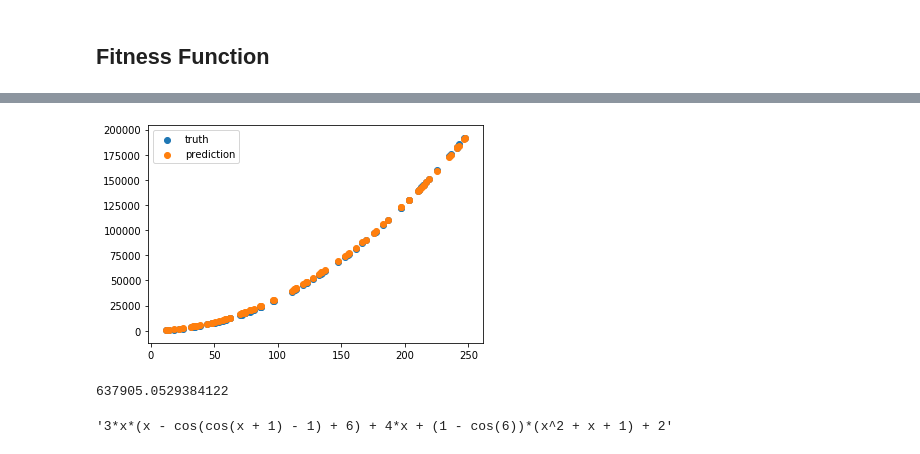
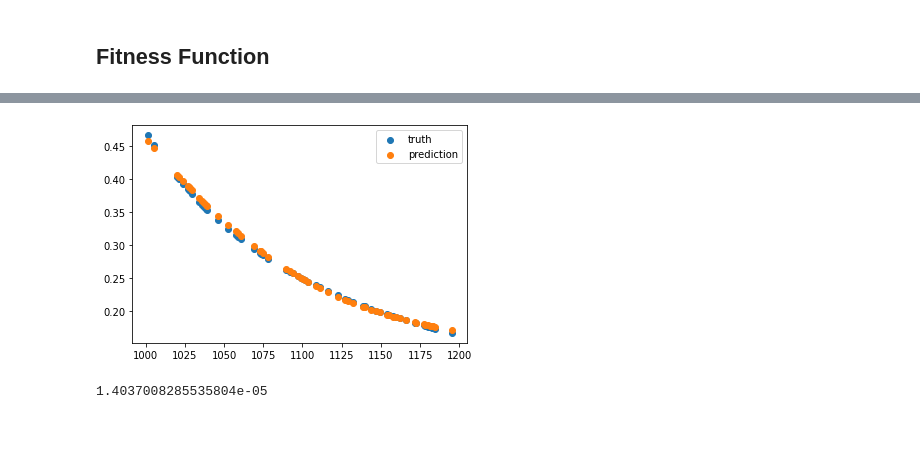
Before and after one commit to upadhyan/Symbolic-Regression, a Jupyter notebook: GP_Execution.ipynb, the cells around one changed output, grey strips where cells are left out. Saved outputs shown, nothing was run; the diff lists cells and outputs as text; code cells hidden in the pictures.

```diff
--- a/GP_Execution.ipynb
+++ b/GP_Execution.ipynb
@@ -113,43 +183,25 @@ gen     nevals  avg             gen     min             nevals  avg     gen
 # %%
-from sympy import sympify
-import matplotlib.pyplot as plt
-best_solution = hof.items[0]
-
 func = toolbox.compile(expr=best_solution)
-y_set = train1['y'].to_numpy()
-x_set = train1[train1.columns.difference(['y'])].to_numpy()
+y_set = test2['y'].to_numpy()
+x_set = test2[test2.columns.difference(['y'])].to_numpy()
 features = []
 prediction = []
 truth = []
 # Evaluate the mean squared error between the expression
 # and the real function : x**4 + x**3 + x**2 + x
 for x,y in zip(x_set, y_set):
-    features.append(x)
+    features.append(x[0])
     prediction.append(func(*x.tolist()))
     truth.append(y)
 plt.scatter(features, truth, label='truth')
 plt.scatter(features, prediction, label='prediction')
 plt.legend()
 plt.show()
 # %% [output]
-[figure, old version]
+[figure, new version]
 # %%
 np_predict = np.array(prediction)
 np_truth = np.array(truth)
 np.sum((np_predict - np_truth)**2) / len(np_predict)
 # %% [output]
-637905.0529384122
+1.4037008285535804e-05
-# %%
-operatorDict = {
-    'sub': lambda x, y : x - y,
-    'protectedDiv': lambda x, y : x/y,
-    'mul': lambda x, y : x*y,
-    'add': lambda x, y : x + y,
-    'neg': lambda x    : -x,
-    'pow': lambda x, y : x**y,
-}
-expr = sympify(str(best_solution) , locals=operatorDict)
-expr = str(expr).replace("neg", "-").replace("_list","_list[i]").replace('ARG0', 'x').replace('**', '^')
-expr
-# %% [output]
-'3*x*(x - cos(cos(x + 1) - 1) + 6) + 4*x + (1 - cos(6))*(x^2 + x + 1) + 2'
```
Also changed, not shown: parts of 7 cells of this notebook.
